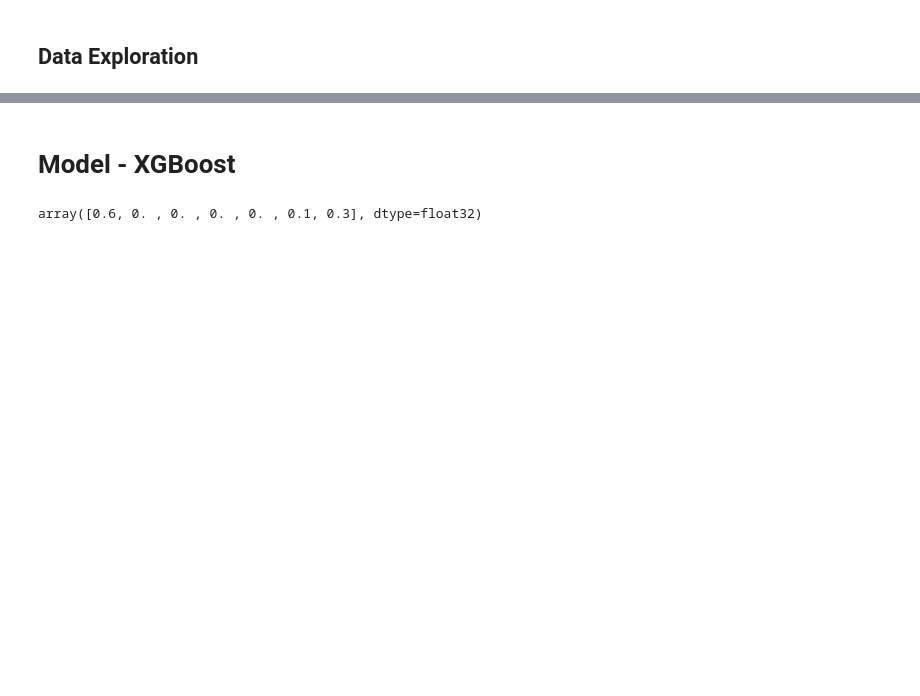
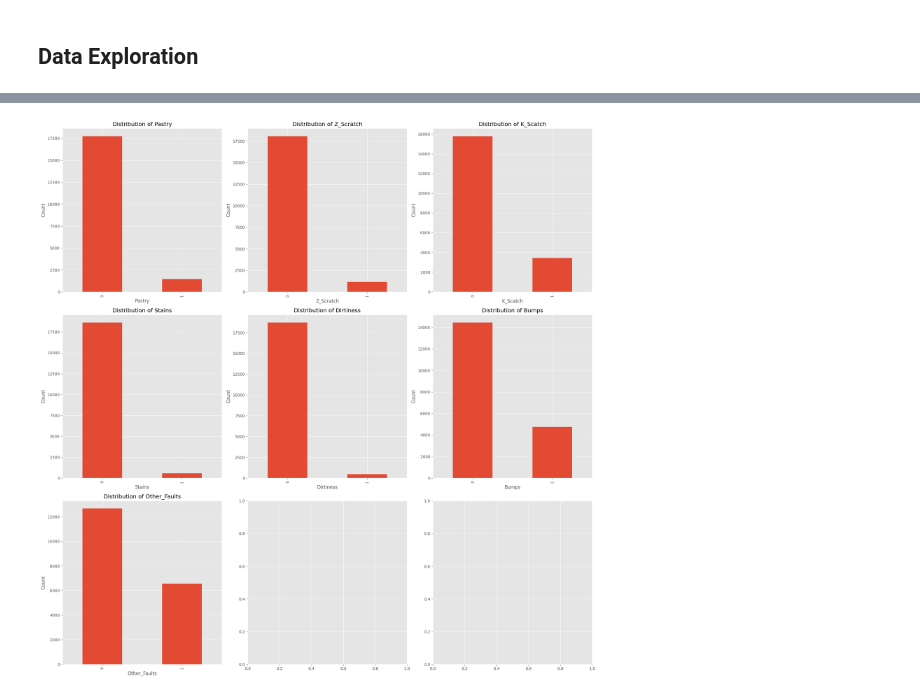
Before and after one commit to yashksaini-coder/Steel-Plate-Multi-Class-Defect-Prediction, a Jupyter notebook: ps-s4-ep3.ipynb, the cells around one changed output, grey strips where cells are left out. Saved outputs shown, nothing was run; the diff lists cells and outputs as text; code cells hidden in the pictures; blank space fills up the shorter version.

```diff
--- a/ps-s4-ep3.ipynb
+++ b/ps-s4-ep3.ipynb
@@ -274,7 +176,0 @@ Specifically, the bar graph shows a higher frequency for faults categorized as
-# %%
-train['target'] = np.where(train['Pastry']==1, 'Pastry',
-                           np.where(train['Z_Scratch']==1, 'Z_Scratch',
-                                    np.where(train['K_Scatch']==1, 'K_Scatch',
-                                             np.where(train['Stains']==1, 'Stains',
-                                                      np.where(train['Dirtiness']==1, 'Dirtiness',
-                                                               np.where(train['Bumps']==1, 'Bumps', 'Other_Faults'))))))
@@ -366,2 +176,0 @@ test_df = scale(test)
-# %% [markdown]
-# Model - XGBoost
@@ -373,8 +176,0 @@ evalset = [(X_train, y_train), (X_test,y_test)]
-# %%
-xgb_model = xgb.XGBClassifier(tree_method="hist", multi_strategy="multi_output_tree", n_estimaters=5000)
-xgb_model.fit(X_train, y_train, eval_metric='logloss', eval_set=evalset, verbose=False)
-y_pred = xgb_model.predict(X_test)
-y_pred=np.round(xgb_model.predict_proba(test_df),1)
-y_pred[0]
-# %% [output]
-array([0.6, 0. , 0. , 0. , 0. , 0.1, 0.3], dtype=float32)
@@ -386,0 +177,19 @@ submission.to_csv("XGB_submission.csv", index=False)
+# %%
+# target variable distribution
+target_vars = ['Pastry', 'Z_Scratch', 'K_Scatch', 'Stains', 'Dirtiness', 'Bumps', 'Other_Faults']
+n_cols = 3  # Number of columns for plots
+n_rows = (len(target_vars) // n_cols) + 1  # Dynamic rows based on number of variables and columns
+
+fig, axes = plt.subplots(n_rows, n_cols, figsize=(20, 20))  # Create subplots
+
+for i, var in enumerate(target_vars):
+    row, col = divmod(i, n_cols)  # Calculate row and column index
+    train[var].value_counts().plot(kind='bar', ax=axes[row, col])
+    axes[row, col].set_title(f"Distribution of {var}")
+    axes[row, col].set_xlabel(var)
+    axes[row, col].set_ylabel('Count')
+
+plt.tight_layout()
+plt.show()
+# %% [output]
+[figure, added]
```
Also changed, not shown: parts of 42 cells of this notebook, 1 other file.
